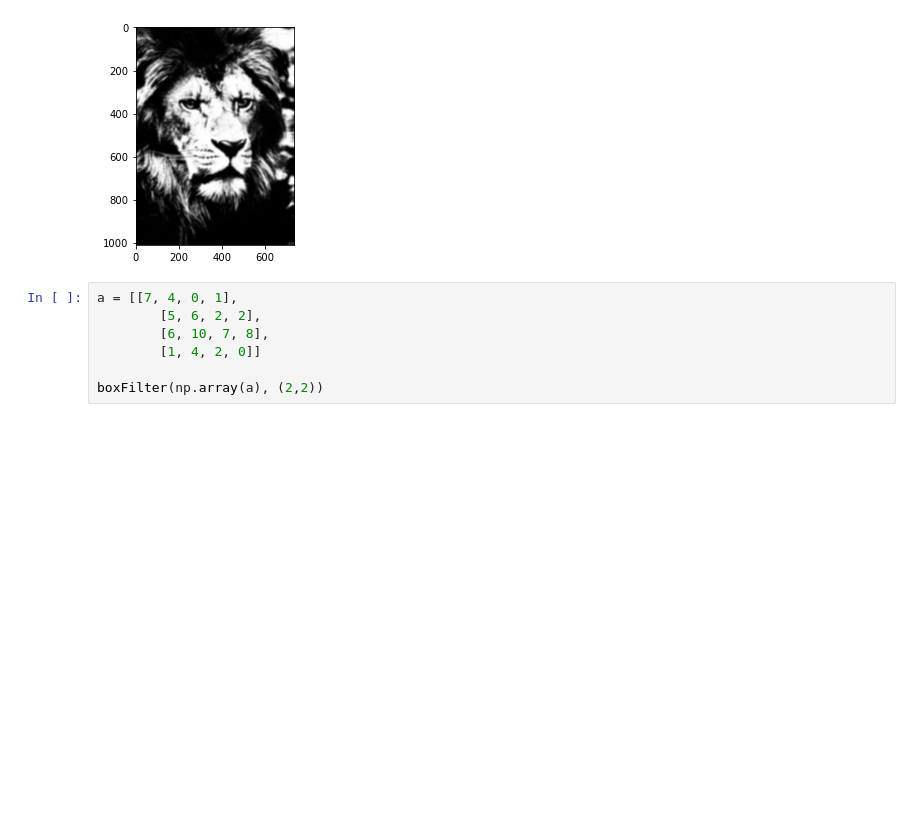
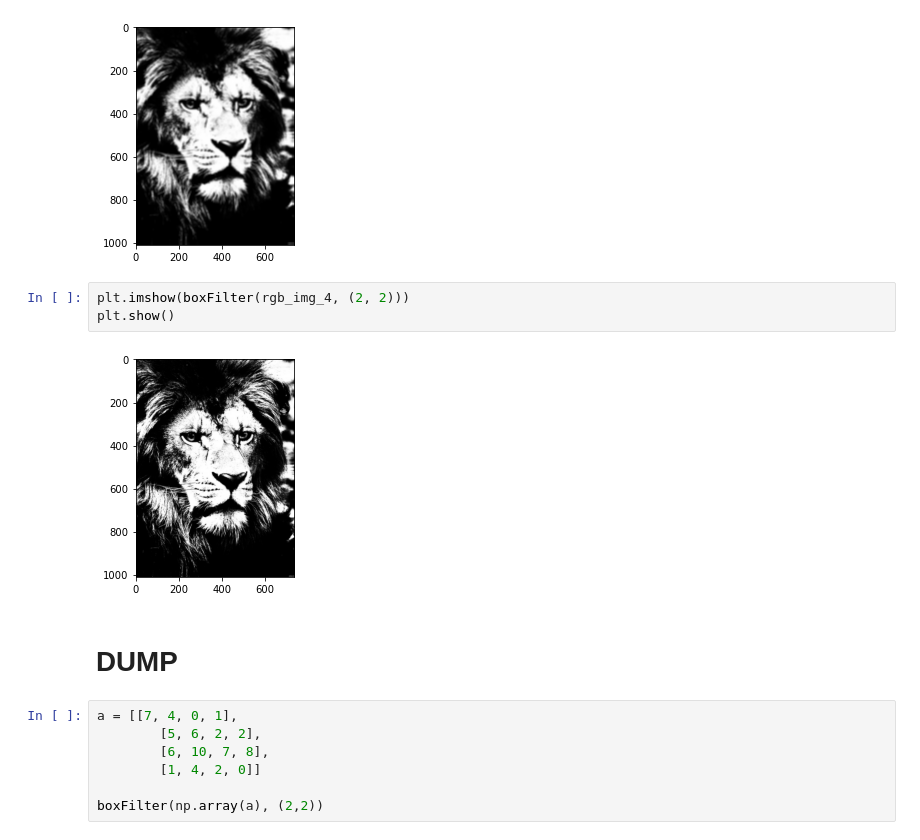
Before and after one commit to DmytroPetrov/cv-2022, a Jupyter notebook: lab_1/BoxFiltering.ipynb, the cells around one changed output. Cells and saved outputs as stored; diff of their text form; blank space fills up the shorter version.

```diff
--- a/lab_1/BoxFiltering.ipynb
+++ b/lab_1/BoxFiltering.ipynb
@@ -107,6 +122,13 @@ plt.imshow(boxFilter(rgb_img_4, (10, 10)))
 plt.show()
 # %% [output]
 [figure]
+# %%
+plt.imshow(boxFilter(rgb_img_4, (2, 2)))
+plt.show()
+# %% [output]
+[figure, added]
+# %% [markdown]
+# DUMP
 # %%
 a = [[7, 4, 0, 1],
         [5, 6, 2, 2],
```
Also changed, not shown: parts of 7 cells of this notebook.
